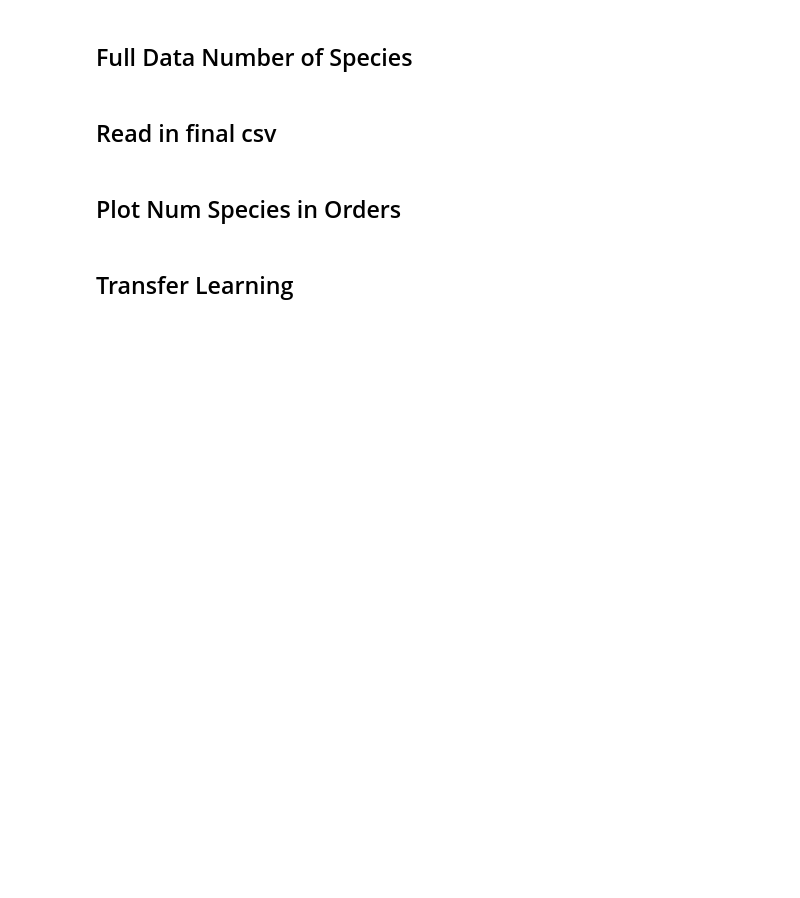
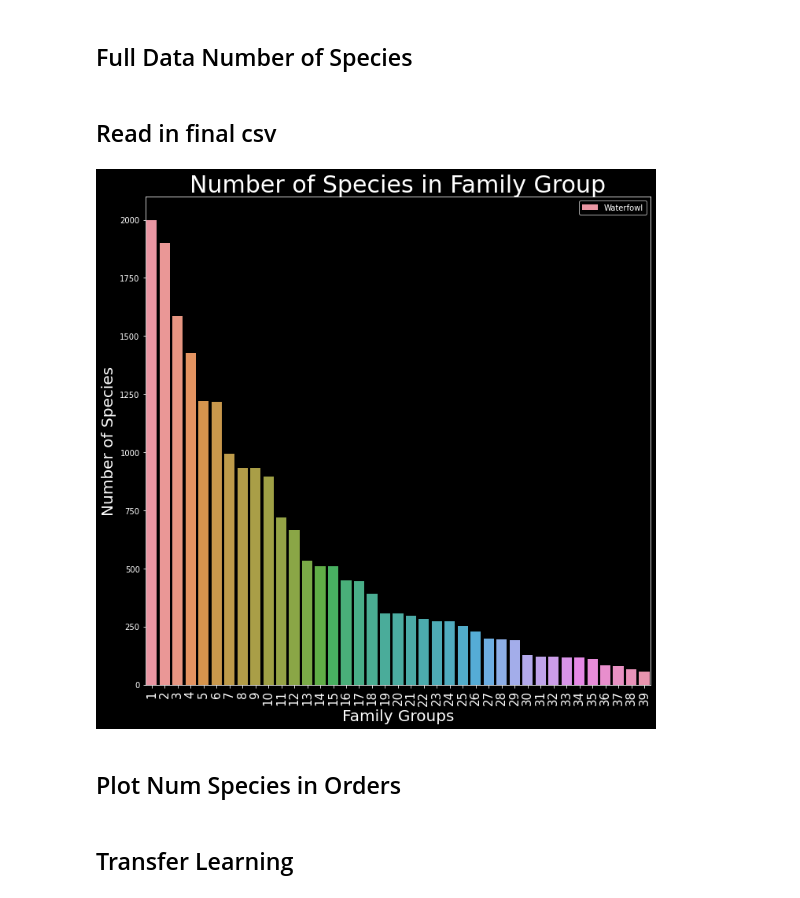
Before and after one commit to cwong690/Birdex, a Jupyter notebook: species_model.ipynb, the cells around one changed output. Cells and saved outputs as stored; diff of their text form; code cells hidden in the pictures; blank space fills up the shorter version.

Commit message:
better labeled num species in fam group plot

```diff
--- a/species_model.ipynb
+++ b/species_model.ipynb
@@ -66,16 +66,20 @@ group_sort = final_orders.groupby('species_group').count()['family'].sort_values
 # %%
 fig, ax = plt.subplots(figsize=(10,10))
 
 ax = sns.countplot(final_orders['species_group'], order=group_sort.index);
-plt.xticks(rotation=90, fontsize=15);
+plt.xticks(ticks=np.arange(0,39), labels=np.arange(1,40), rotation=90, fontsize=15);
 ax.set_title('Number of Species in Family Group', fontsize=30)
 ax.set_xlabel('Family Groups', fontsize=20)
 ax.set_ylabel('Number of Species', fontsize=20)
+plt.legend(title='Group Name', loc='upper right', labels=group_sort.index)
 ax.grid(False)
+
 
 plt.tight_layout()
 
 plt.savefig('graphs/num_fam_group.png')
+# %% [output]
+[figure, added]
 # %%
 group_top5 = final_orders.groupby('species_group').count()['family'].sort_values(ascending=False)[:5]
 # %%
```
Also changed, not shown: parts of 3 cells of this notebook, 3 other files.
